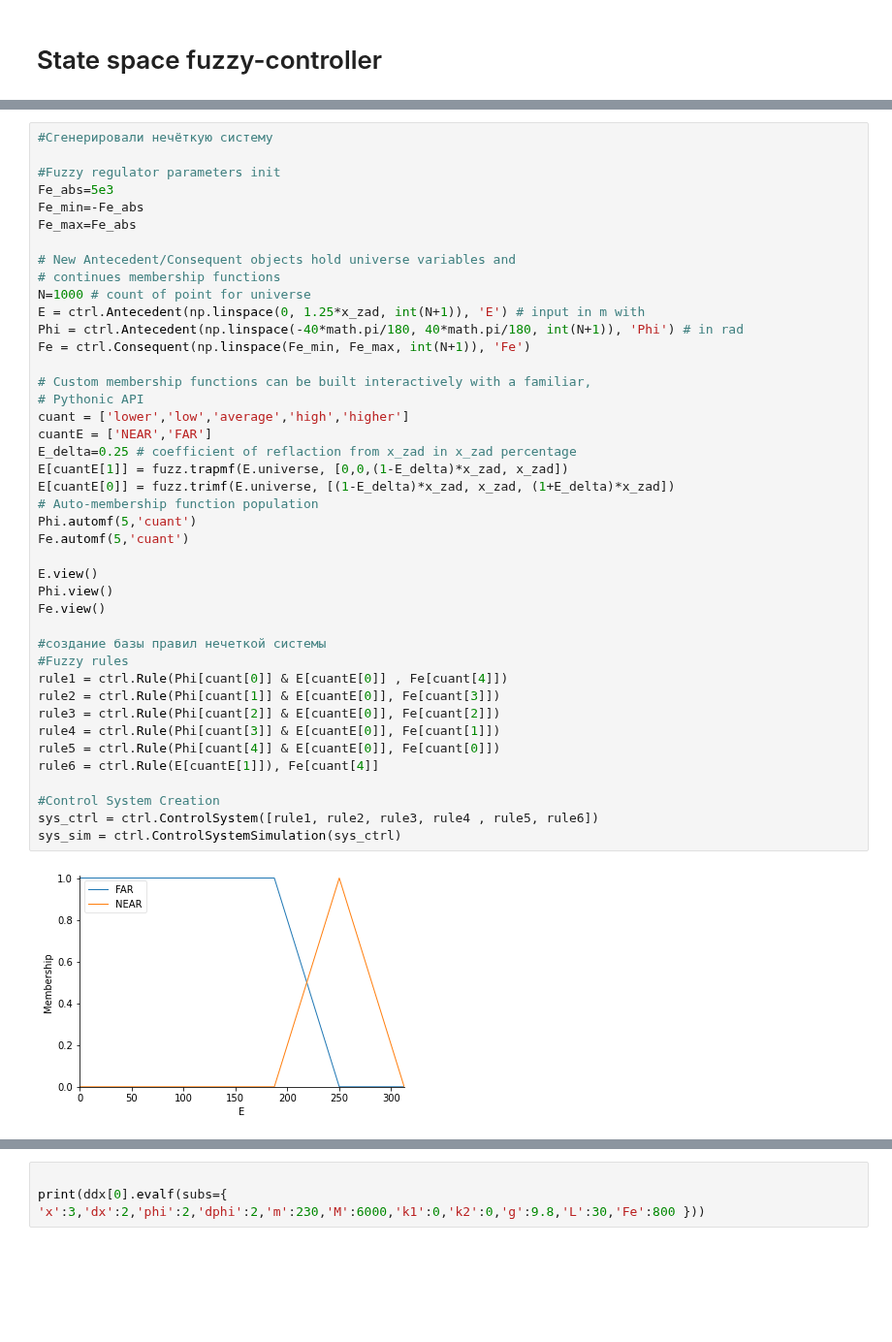
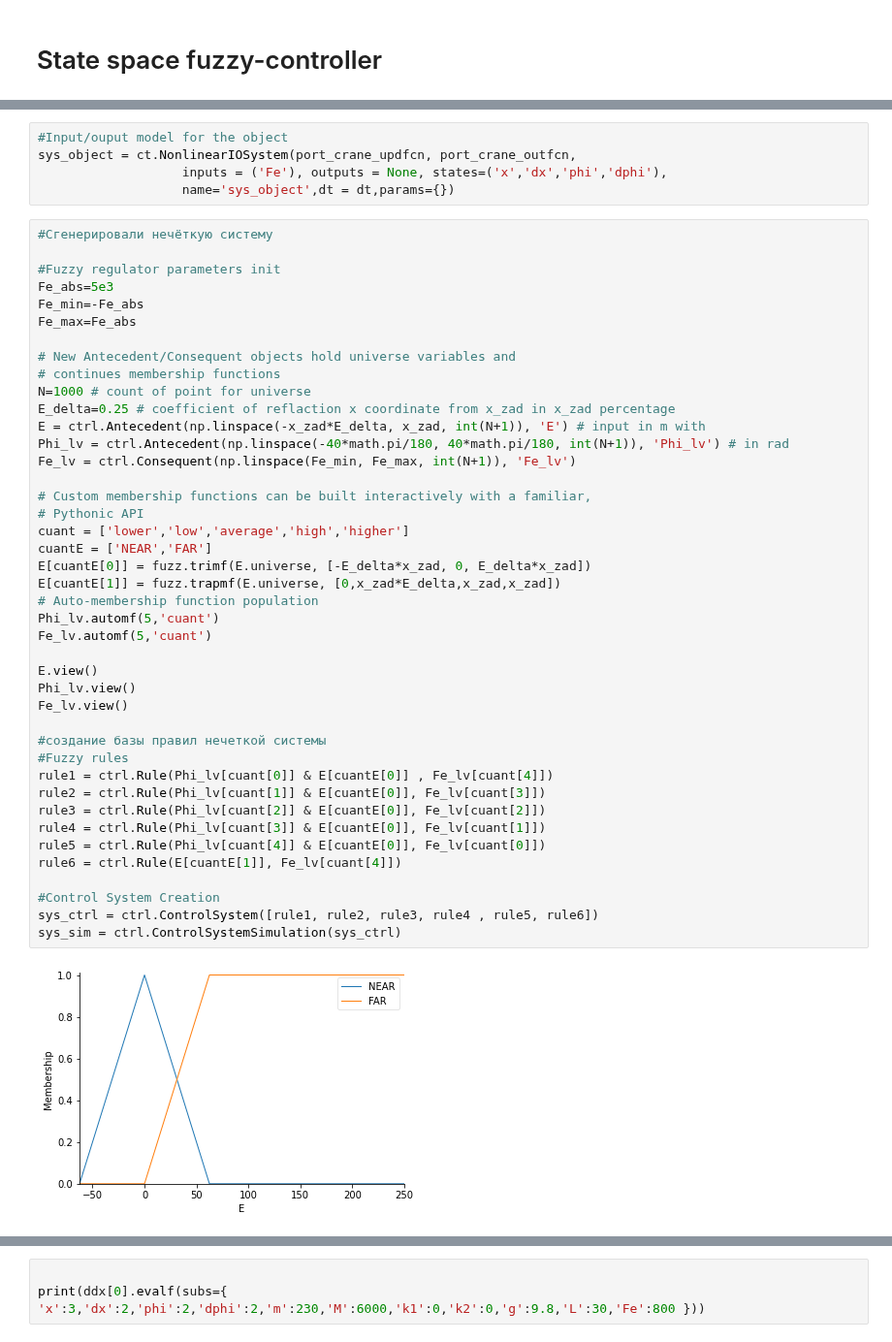
Before and after one commit to dvogureckiy99/Fuzzy, a Jupyter notebook: lab3.ipynb, the cells around one changed output, grey strips where cells are left out. Shown at 97% size. Cells and saved outputs as stored; diff of their text form; blank space fills up the shorter version.

```diff
--- a/lab3.ipynb
+++ b/lab3.ipynb
@@ -280,44 +291,49 @@ x_zad=250 # in m
+# %%
+#Input/ouput model for the object
+sys_object = ct.NonlinearIOSystem(port_crane_updfcn, port_crane_outfcn,
+                   inputs = ('Fe'), outputs = None, states=('x','dx','phi','dphi'),
+                   name='sys_object',dt = dt,params={})
 # %%
 #Сгенерировали нечёткую систему
 
 #Fuzzy regulator parameters init
 Fe_abs=5e3
 Fe_min=-Fe_abs
 Fe_max=Fe_abs
 
 # New Antecedent/Consequent objects hold universe variables and
 # continues membership functions
 N=1000 # count of point for universe
-E = ctrl.Antecedent(np.linspace(0, 1.25*x_zad, int(N+1)), 'E') # input in m with
-Phi = ctrl.Antecedent(np.linspace(-40*math.pi/180, 40*math.pi/180, int(N+1)), 'Phi') # in rad
-Fe = ctrl.Consequent(np.linspace(Fe_min, Fe_max, int(N+1)), 'Fe')
+E_delta=0.25 # coefficient of reflaction x coordinate from x_zad in x_zad percentage
+E = ctrl.Antecedent(np.linspace(-x_zad*E_delta, x_zad, int(N+1)), 'E') # input in m with
+Phi_lv = ctrl.Antecedent(np.linspace(-40*math.pi/180, 40*math.pi/180, int(N+1)), 'Phi_lv') # in rad
+Fe_lv = ctrl.Consequent(np.linspace(Fe_min, Fe_max, int(N+1)), 'Fe_lv')
 
 # Custom membership functions can be built interactively with a familiar,
 # Pythonic API
 cuant = ['lower','low','average','high','higher']
 cuantE = ['NEAR','FAR']
-E_delta=0.25 # coefficient of reflaction from x_zad in x_zad percentage
-E[cuantE[1]] = fuzz.trapmf(E.universe, [0,0,(1-E_delta)*x_zad, x_zad])
-E[cuantE[0]] = fuzz.trimf(E.universe, [(1-E_delta)*x_zad, x_zad, (1+E_delta)*x_zad])
+E[cuantE[0]] = fuzz.trimf(E.universe, [-E_delta*x_zad, 0, E_delta*x_zad])
+E[cuantE[1]] = fuzz.trapmf(E.universe, [0,x_zad*E_delta,x_zad,x_zad])
 # Auto-membership function population
-Phi.automf(5,'cuant')
-Fe.automf(5,'cuant')
+Phi_lv.automf(5,'cuant')
+Fe_lv.automf(5,'cuant')
 
 E.view()
-Phi.view()
-Fe.view()
+Phi_lv.view()
+Fe_lv.view()
 
 #создание базы правил нечеткой системы
 #Fuzzy rules
-rule1 = ctrl.Rule(Phi[cuant[0]] & E[cuantE[0]] , Fe[cuant[4]])
-rule2 = ctrl.Rule(Phi[cuant[1]] & E[cuantE[0]], Fe[cuant[3]])
-rule3 = ctrl.Rule(Phi[cuant[2]] & E[cuantE[0]], Fe[cuant[2]])
-rule4 = ctrl.Rule(Phi[cuant[3]] & E[cuantE[0]], Fe[cuant[1]])
-rule5 = ctrl.Rule(Phi[cuant[4]] & E[cuantE[0]], Fe[cuant[0]])
-rule6 = ctrl.Rule(E[cuantE[1]]), Fe[cuant[4]]
+rule1 = ctrl.Rule(Phi_lv[cuant[0]] & E[cuantE[0]] , Fe_lv[cuant[4]])
+rule2 = ctrl.Rule(Phi_lv[cuant[1]] & E[cuantE[0]], Fe_lv[cuant[3]])
+rule3 = ctrl.Rule(Phi_lv[cuant[2]] & E[cuantE[0]], Fe_lv[cuant[2]])
+rule4 = ctrl.Rule(Phi_lv[cuant[3]] & E[cuantE[0]], Fe_lv[cuant[1]])
+rule5 = ctrl.Rule(Phi_lv[cuant[4]] & E[cuantE[0]], Fe_lv[cuant[0]])
+rule6 = ctrl.Rule(E[cuantE[1]], Fe_lv[cuant[4]])
 
 #Control System Creation
 sys_ctrl = ctrl.ControlSystem([rule1, rule2, rule3, rule4 , rule5, rule6])
 sys_sim = ctrl.ControlSystemSimulation(sys_ctrl)
 # %% [output]
-[figure, old version]
+[figure, new version]
```
Also changed, not shown: parts of 20 cells of this notebook.
